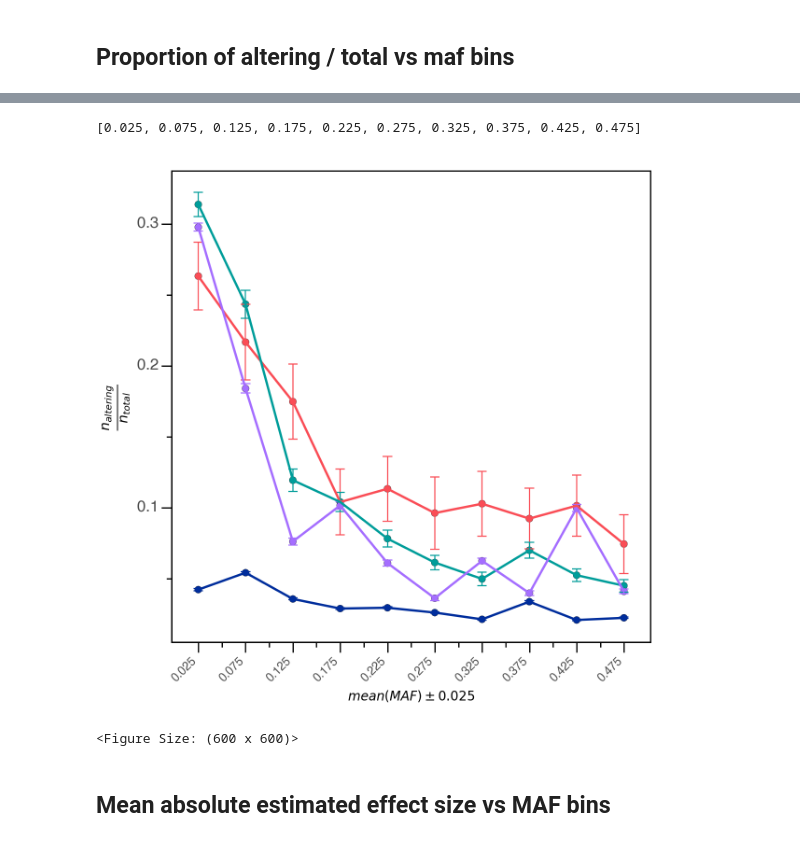
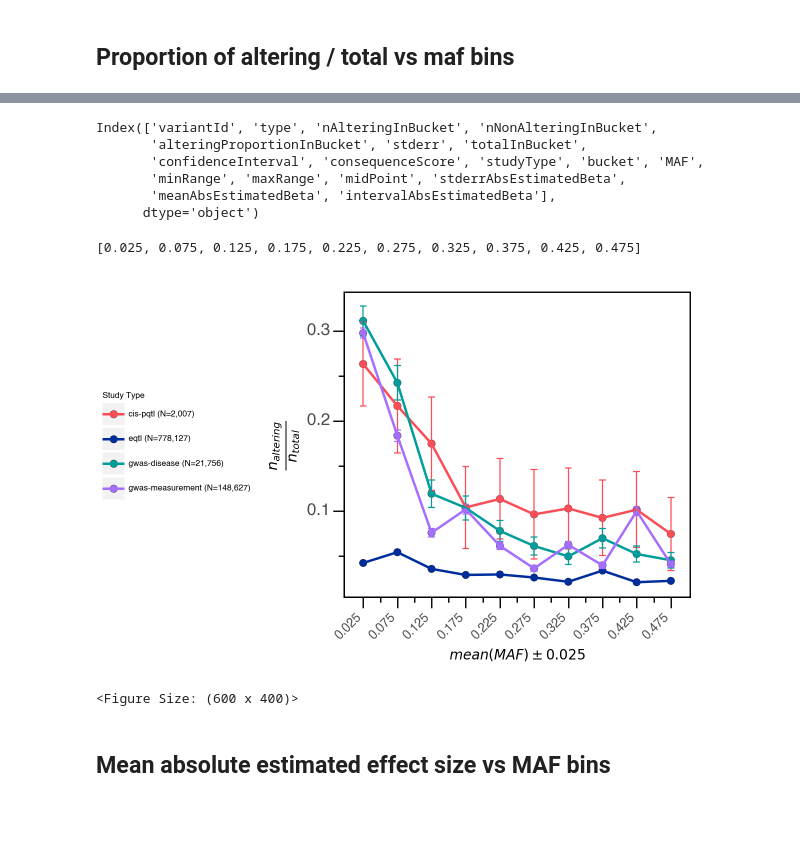
Before and after one commit to opentargets/Gentropy-manuscript, a Jupyter notebook: chapters/in_silico_effect_prediction/04_variant_functional_consequence.ipynb, the cells around one changed output, grey strips where cells are left out. Drawn from its saved outputs; the diff is of its cells as text; code cells hidden in the pictures; blank space fills up the shorter version.

```diff
--- a/chapters/in_silico_effect_prediction/04_variant_functional_consequence.ipynb
+++ b/chapters/in_silico_effect_prediction/04_variant_functional_consequence.ipynb
@@ -75,9 +73,11 @@ bucket_dataset = (
         "meanAbsEstimatedBeta", f.mean(f.abs(f.col("estimatedBeta"))).over(Window.partitionBy("bucket", "studyType"))
     )
     .withColumn(
-        "stddevAbsEstimatedBeta",
-        f.stddev(f.abs(f.col("estimatedBeta"))).over(Window.partitionBy("bucket", "studyType")),
+        "stderrAbsEstimatedBeta",
+        f.stddev(f.abs(f.col("estimatedBeta"))).over(Window.partitionBy("bucket", "studyType"))
+        / f.sqrt(f.count(f.col("estimatedBeta")).over(Window.partitionBy("bucket", "studyType"))),
     )
+    .withColumn("intervalAbsEstimatedBeta", f.lit(1.96) * f.col("stderrAbsEstimatedBeta"))
     .orderBy("bucket")
     .select(
         "variantId",
@@ -90,8 +90,9 @@ bucket_dataset = (
         "minRange",
         "maxRange",
         "midPoint",
-        "stddevAbsEstimatedBeta",
+        "stderrAbsEstimatedBeta",
         "meanAbsEstimatedBeta",
+        "intervalAbsEstimatedBeta",
     )
 )
 # %%
@@ -100,0 +102,9 @@ data = bucket_dataset.drop_duplicates(["bucket", "studyType"]).toPandas()
+# %%
+data.columns
+# %% [output]
+Index(['variantId', 'type', 'nAlteringInBucket', 'nNonAlteringInBucket',
+       'alteringProportionInBucket', 'stderr', 'totalInBucket',
+       'confidenceInterval', 'consequenceScore', 'studyType', 'bucket', 'MAF',
+       'minRange', 'maxRange', 'midPoint', 'stderrAbsEstimatedBeta',
+       'meanAbsEstimatedBeta', 'intervalAbsEstimatedBeta'],
+      dtype='object')
@@ -114,8 +126,8 @@ plot = (
     + pn.geom_point(pn.aes(fill="studyType"), stroke=0.1, size=3)
     + pn.geom_errorbar(
         pn.aes(
-            ymin="alteringProportionInBucket - stdErr",
-            ymax="alteringProportionInBucket + stdErr",
+            ymin="alteringProportionInBucket - confidenceInterval",
+            ymax="alteringProportionInBucket + confidenceInterval",
             x="midPoint",
             color="studyType",
         ),
@@ -128,36 +140,36 @@ plot = (
         y=r"$\frac{n_{altering}}{n_{total}}$ ",
         title="",
     )
     + OpenTargetsTheme.categorical_theme(REM=6)
     # Remove the legend
     + pn.theme(axis_title_y=pn.element_text(size=15), axis_title_x=pn.element_text(size=10))
     # + pn.facet_wrap(nrow=3, facets="studyType", scales="free_y")
     + pn.geom_line(
         pn.aes(x="midPoint", y="alteringProportionInBucket", group="studyType", color="studyType"),
         size=1,
     )
     + pn.scale_fill_manual(
         values=OpenTargetsTheme.categorical_dark_colors,
         name="Study Type",
         labels=totals_map,
     )
     + pn.scale_color_manual(
         values=OpenTargetsTheme.categorical_dark_colors,
         name="Study Type",
         labels=totals_map,
     )
     + pn.scale_x_continuous(
         breaks=[x for x in data["midPoint"].unique()],
         labels=[x for x in data["midPoint"].unique()],
     )
     # + pn.theme(legend_position=(0.7, 0.8))
-    + pn.theme(legend_position="none", figure_size=(6, 6))
+    + pn.theme(legend_position="left", figure_size=(6, 4))
 )
 plot
 # %% [output]
 [0.025, 0.075, 0.125, 0.175, 0.225, 0.275, 0.325, 0.375, 0.425, 0.475]
-[figure, old version]
+[figure, new version]
-<Figure Size: (600 x 600)>
+<Figure Size: (600 x 400)>
 # %% [markdown]
 ## Mean absolute estimated effect size vs MAF bins
 # %%
```
Also changed, not shown: parts of 9 cells of this notebook, 2 other files.
